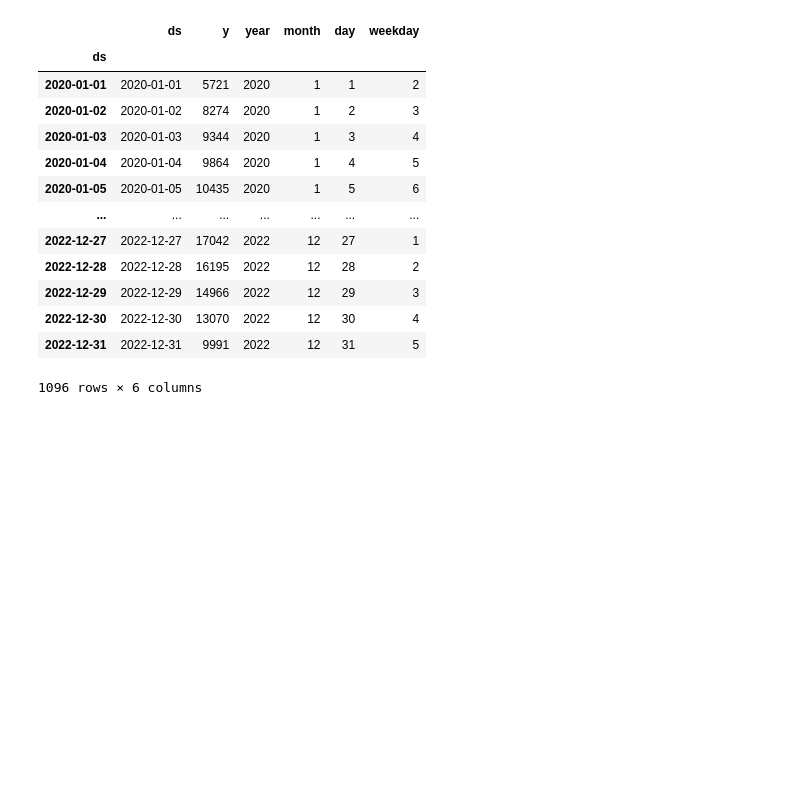
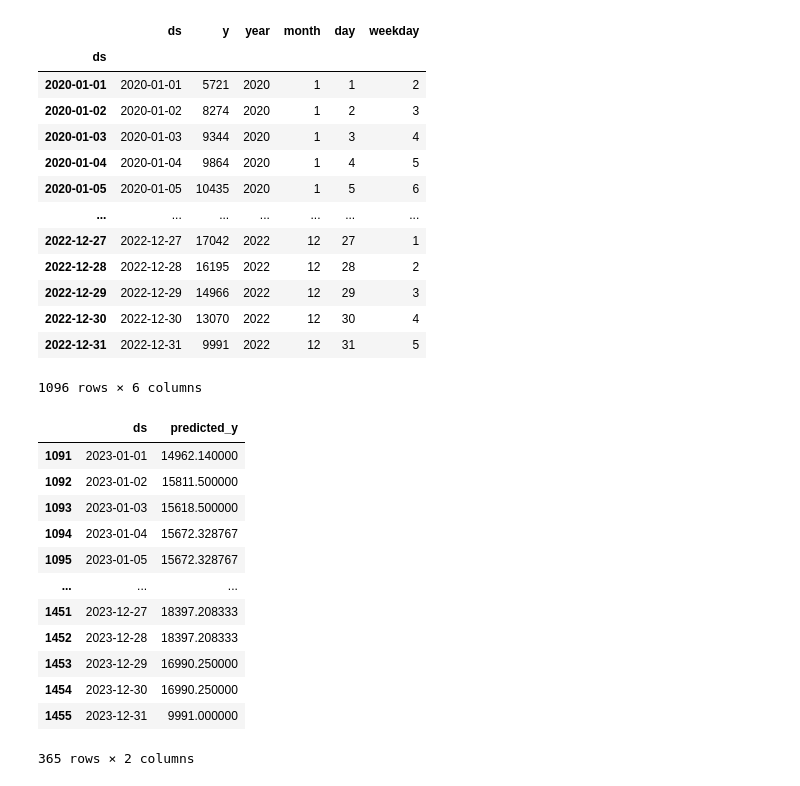
Before and after one commit to rustum-bilalov/python_exam_academy, a Jupyter notebook: Data/decision_tree_forecast.ipynb, the cells around one changed output. Drawn from its saved outputs; the diff is of its cells as text; code cells hidden in the pictures; blank space fills up the shorter version.

```diff
--- a/Data/decision_tree_forecast.ipynb
+++ b/Data/decision_tree_forecast.ipynb
@@ -260,3 +265,20 @@ cleaned_data
 | 2022-12-30 | 2022-12-30 | 13070 | 2022 | 12 | 30 | 4 |
 | 2022-12-31 | 2022-12-31 | 9991 | 2022 | 12 | 31 | 5 |
 1096 rows × 6 columns
+# %%
+result = future_predictions.tail(365)
+result
+# %% [output]
+|  | ds | predicted_y |
+| 1091 | 2023-01-01 | 14962.140000 |
+| 1092 | 2023-01-02 | 15811.500000 |
+| 1093 | 2023-01-03 | 15618.500000 |
+| 1094 | 2023-01-04 | 15672.328767 |
+| 1095 | 2023-01-05 | 15672.328767 |
+| ... | ... | ... |
+| 1451 | 2023-12-27 | 18397.208333 |
+| 1452 | 2023-12-28 | 18397.208333 |
+| 1453 | 2023-12-29 | 16990.250000 |
+| 1454 | 2023-12-30 | 16990.250000 |
+| 1455 | 2023-12-31 | 9991.000000 |
+365 rows × 2 columns
```
Also changed, not shown: parts of 8 cells of this notebook, 5 other files.
